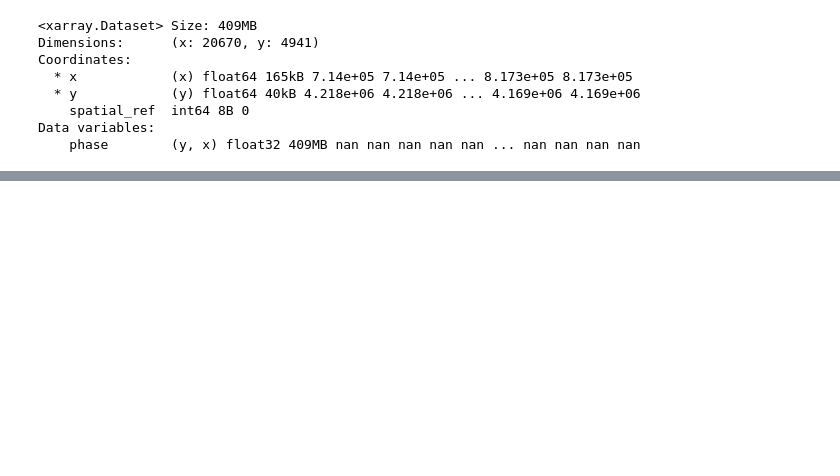
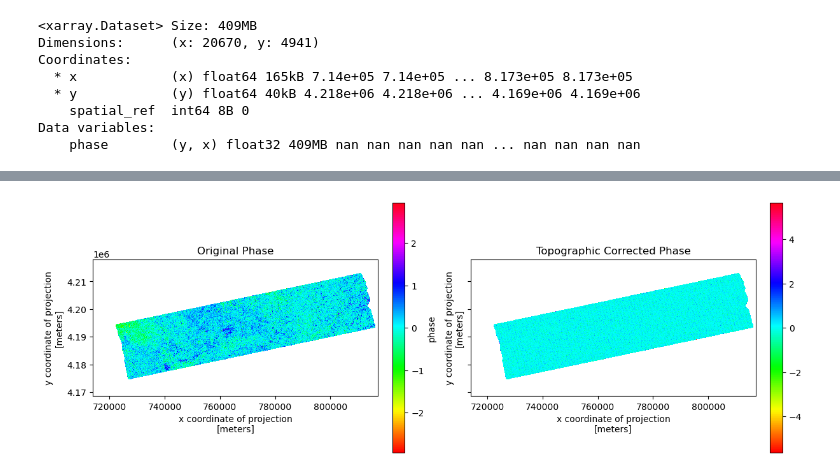
Before and after one commit to Jack-Hayes/SWEet-InSAR, a Jupyter notebook: notebooks/01_OPERA_phase_unwrap.ipynb, the cells around one changed output, grey strips where cells are left out. Cells and saved outputs as stored; diff of their text form; code cells hidden in the pictures; blank space fills up the shorter version.

```diff
--- a/notebooks/01_OPERA_phase_unwrap.ipynb
+++ b/notebooks/01_OPERA_phase_unwrap.ipynb
@@ -123,0 +107,30 @@ topographic_phase = (4 * np.pi / wavelength) * (arr_cop30 / R)
+# %%
+# get topographically corrected flattening phase from both acquisitions
+with h5py.File(fn_1, 'r') as f:
+    flat_phase1 = f['data/flattening_phase'][()]
+with h5py.File(fn_2, 'r') as f:
+    flat_phase2 = f['data/flattening_phase'][()]
+diff_flat_phase = flat_phase2 - flat_phase1
+# %%
+# Convert to xarray with same coordinates as original dataset
+diff_flat_phase_da = xr.DataArray(
+    diff_flat_phase,
+    dims=['y', 'x'],
+    coords={'y': ds.y, 'x': ds.x}
+)
+# %%
+# plot with coarsening for quicker plots
+nx = 16
+ny = 8
+f, axs = plt.subplots(1,2,figsize=(12,4), constrained_layout=True,
+                      sharex=True, sharey=True)
+ds.phase.coarsen(x=nx,y=ny, boundary='trim').mean().plot.imshow(cmap='hsv', ax=axs[0])
+axs[0].set_title('Original Phase')
+diff_flat_phase_da.coarsen(x=nx, y=ny, boundary='trim').mean().plot.imshow(cmap='hsv', ax=axs[1])
+axs[1].set_title('Topographic Corrected Phase')
+
+axs[0].set_aspect('equal')
+axs[1].set_aspect('equal')
+plt.show()
+# %% [output]
+[figure, added]
```
Also changed, not shown: parts of 27 cells of this notebook, 1 other file.
